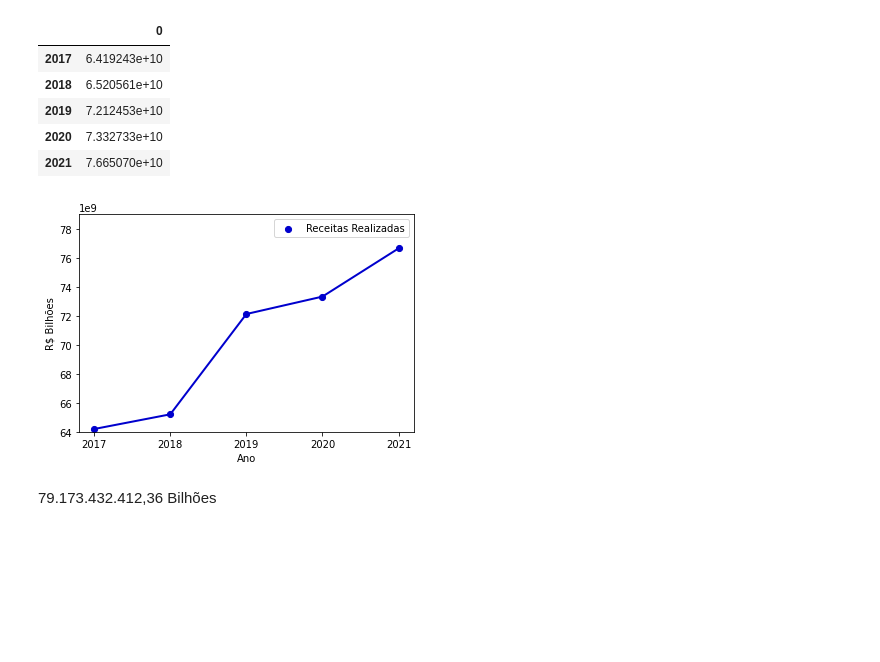
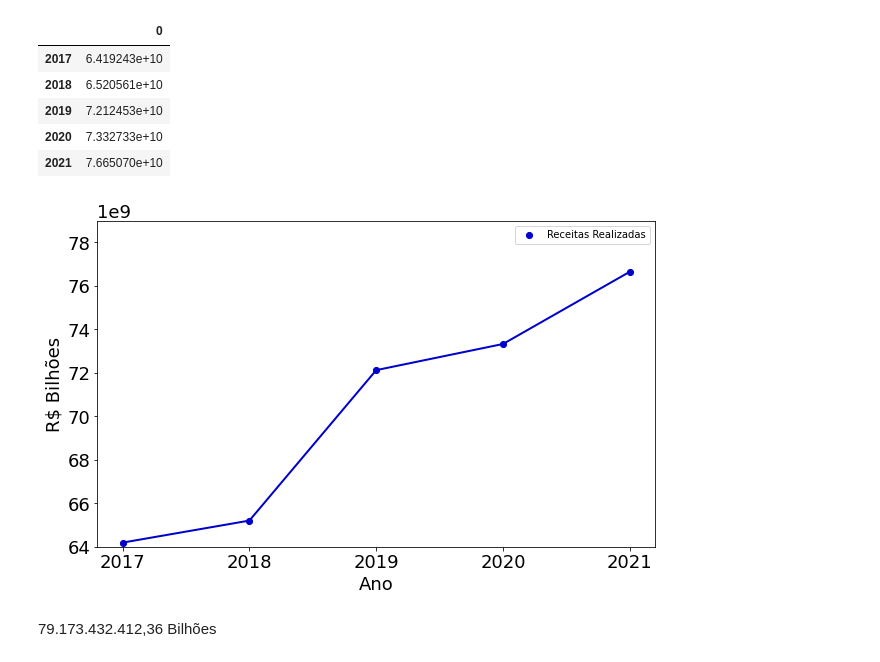
Before and after one commit to carolfazani/orcamento_sp, a Jupyter notebook: Preparando_os_dados.ipynb, the cells around one changed output. Cells and saved outputs as stored; diff of their text form; code cells hidden in the pictures; blank space fills up the shorter version.

```diff
--- a/Preparando_os_dados.ipynb
+++ b/Preparando_os_dados.ipynb
@@ -414,38 +414,39 @@ serie.head(n=10)
 | 2020 | 7.332733e+10 |
 | 2021 | 7.665070e+10 |
 # %%
+plt.figure(figsize=(10,6))
 '''
 Plotando o gráfico escolhendo o estilo de linha com linestyle e a expessura da mesma com linewidth
 '''
 plt.plot(serie, linestyle= '-', linewidth = 2, color = "mediumblue")
 '''
 Escolhendo o valor inicial e final do eixo y
 '''
 plt.ylim(64e9, 79e9)
 
 #plt.grid()
 
 '''
 Colocando pontos e legendas nos valores
 '''
 plt.scatter(serie.index, serie[0], label = "Receitas Realizadas", color = "mediumblue", marker = ".", s =
 150)
 plt.legend()
 
 '''
 Rotulando os eixos y e x
 '''
 plt.ylabel('R$ Bilhões')
 plt.xlabel('Ano')
 
 '''
 Colocando os valores na notação cientifica de 10^9
 '''
 plt.ticklabel_format(style='sci',axis='y',scilimits=(9,9))
 
 plt.savefig('grafico1.png', transparent = True)
 # %% [output]
-[figure, old version]
+[figure, new version]
 # %% [markdown]
 79.173.432.412,36
 Bilhões
```
Also changed, not shown: parts of 18 cells of this notebook.
